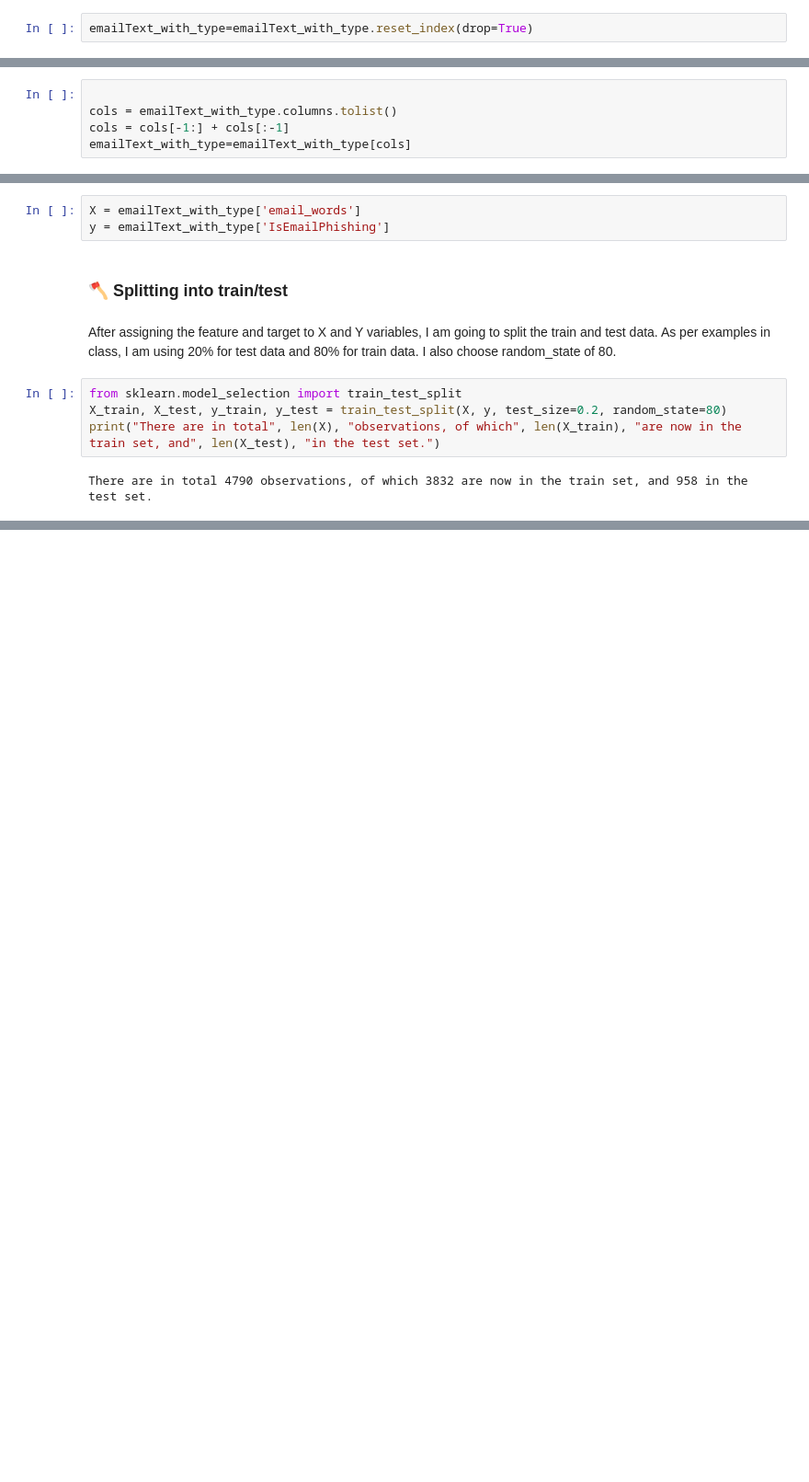
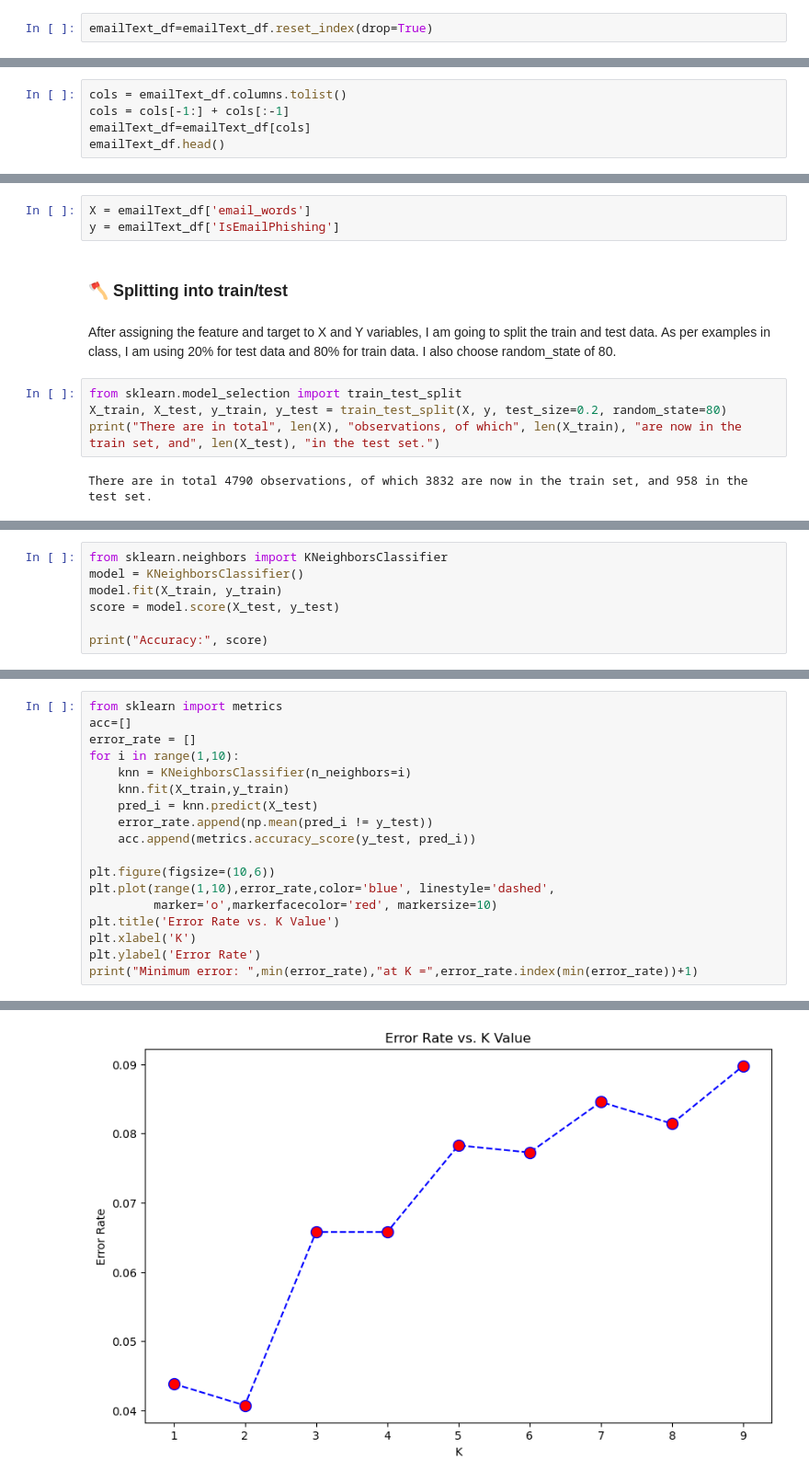
Before and after one commit to SoleilUmwiza92/AI4-Soleil, a Jupyter notebook: Soleil-Challenge.ipynb, the cells around one changed output, grey strips where cells are left out. Shown: that part at 92% size. Drawn from its saved outputs; the diff is of its cells as text; blank space fills up the shorter version.

Commit message:
Adding preproccesing , modeling and evaluation

```diff
--- a/Soleil-Challenge.ipynb
+++ b/Soleil-Challenge.ipynb
@@ -315,3 +402,3 @@ emailText_with_type= emailText_with_type.sample(frac=1)
 # %%
-emailText_with_type=emailText_with_type.reset_index(drop=True)
+emailText_df=emailText_df.reset_index(drop=True)
 # %% [markdown]
@@ -319,7 +406,7 @@ Changing order of the columns making the target column last and drop the `email_
 
 Ref: How to change the order of DataFrame columns? (n.d.). Stack Overflow. https://stackoverflow.com/questions/13148429/how-to-change-the-order-of-dataframe-columns
 # %%
-
-cols = emailText_with_type.columns.tolist()
+cols = emailText_df.columns.tolist()
 cols = cols[-1:] + cols[:-1]
-emailText_with_type=emailText_with_type[cols]
+emailText_df=emailText_df[cols]
+emailText_df.head()
@@ -337,8 +420,8 @@ emailText_with_type.head()
 # %% [markdown]
 Assigning feature and target to variables
 # %%
-X = emailText_with_type['email_words']
-y = emailText_with_type['IsEmailPhishing']
+X = emailText_df['email_words']
+y = emailText_df['IsEmailPhishing']
 # %% [markdown]
 ### 🪓 Splitting into train/test
 # %% [markdown]
@@ -393,0 +482,7 @@ weighted avg       0.99      0.99      0.99       958
+# %%
+from sklearn.neighbors import KNeighborsClassifier
+model = KNeighborsClassifier()
+model.fit(X_train, y_train)
+score = model.score(X_test, y_test)
+
+print("Accuracy:", score)
@@ -393,0 +526,19 @@ weighted avg       0.99      0.99      0.99       958
+# %%
+from sklearn import metrics
+acc=[]
+error_rate = []
+for i in range(1,10):
+    knn = KNeighborsClassifier(n_neighbors=i)
+    knn.fit(X_train,y_train)
+    pred_i = knn.predict(X_test)
+    error_rate.append(np.mean(pred_i != y_test))
+    acc.append(metrics.accuracy_score(y_test, pred_i))
+
+plt.figure(figsize=(10,6))
+plt.plot(range(1,10),error_rate,color='blue', linestyle='dashed',
+         marker='o',markerfacecolor='red', markersize=10)
+plt.title('Error Rate vs. K Value')
+plt.xlabel('K')
+plt.ylabel('Error Rate')
+print("Minimum error: ",min(error_rate),"at K =",error_rate.index(min(error_rate))+1)
+# %% [output]
@@ -393,0 +546 @@ weighted avg       0.99      0.99      0.99       958
+[figure, added]
```
Also changed, not shown: parts of 90 cells of this notebook, 1 other file.
